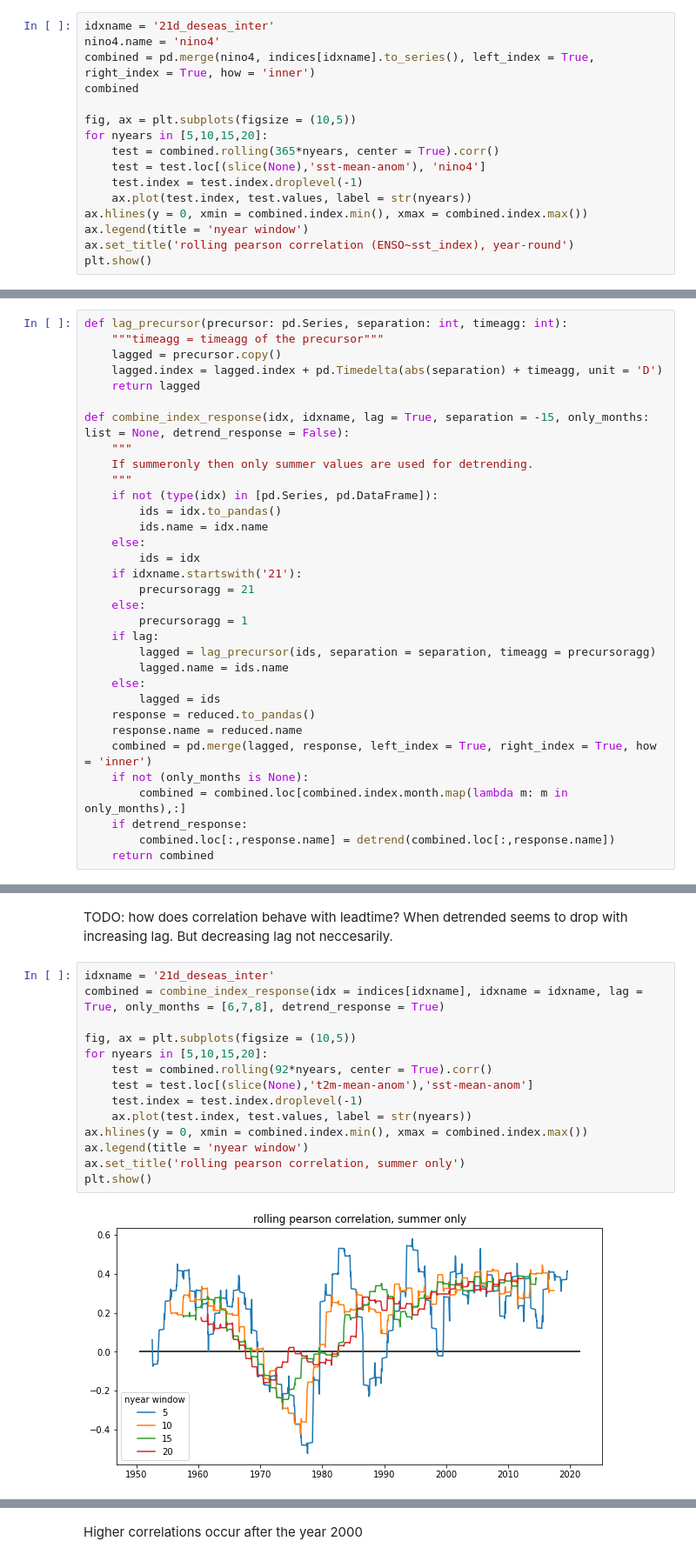
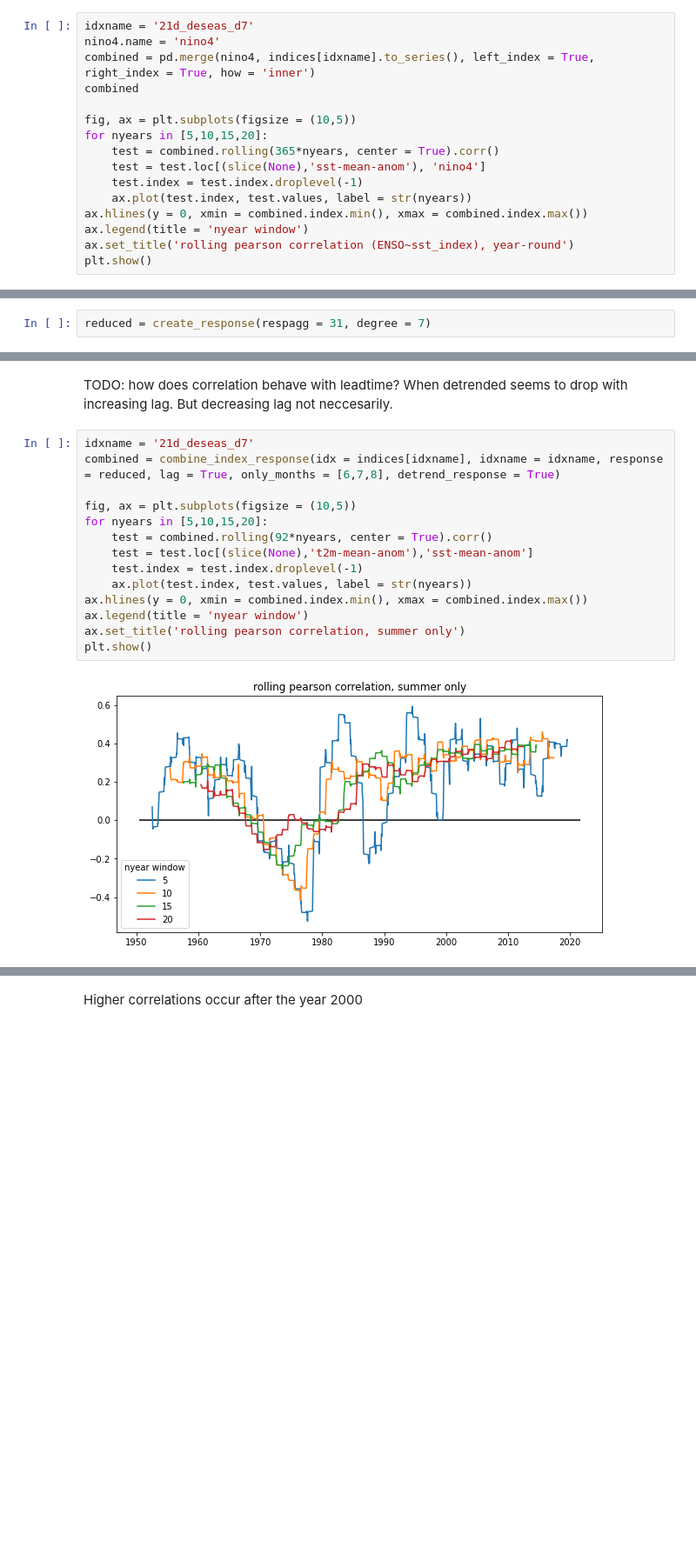
Before and after one commit to chiemvs/telegates, a Jupyter notebook: Explore.ipynb, the cells around one changed output, grey strips where cells are left out. Shown at 87% size. Saved outputs shown, nothing was run; the diff lists cells and outputs as text; blank space fills up the shorter version.

```diff
--- a/Explore.ipynb
+++ b/Explore.ipynb
@@ -352,7 +226,7 @@ Clear that 21day index shows the greatest correspondance to the sst index, and t
 
 Minima in the correlation do not seem to correspond to minima in the teleconnection. Probably just unrelated variability?
 # %%
-idxname = '21d_deseas_inter'
+idxname = '21d_deseas_d7'
 nino4.name = 'nino4'
 combined = pd.merge(nino4, indices[idxname].to_series(), left_index = True, right_index = True, how = 'inner')
 combined
@@ -475,3 +330,5 @@ reduced = agg_time(reduced, ndayagg = respagg)
+# %%
+reduced = create_response(respagg = 31, degree = 7)
 # %%
 fig, ax = plt.subplots()
 summer = reduced.loc[reduced.time.dt.season == 'JJA']
@@ -506,38 +364,5 @@ Lagging by 15+21 days (for the left stamped 21day version at least). Period of s
 # %%
 timeagg = 21 # That is precursor timeagg
 separation = -15
-# %%
-def lag_precursor(precursor: pd.Series, separation: int, timeagg: int):
-    """timeagg = timeagg of the precursor"""
-    lagged = precursor.copy()
-    lagged.index = lagged.index + pd.Timedelta(abs(separation) + timeagg, unit = 'D')
-    return lagged
-
-def combine_index_response(idx, idxname, lag = True, separation = -15, only_months: list = None, detrend_response = False):
-    """
-    If summeronly then only summer values are used for detrending.
-    """
-    if not (type(idx) in [pd.Series, pd.DataFrame]):
-        ids = idx.to_pandas()
-        ids.name = idx.name
-    else:
-        ids = idx
-    if idxname.startswith('21'):
-        precursoragg = 21
-    else:
-        precursoragg = 1
-    if lag:
-        lagged = lag_precursor(ids, separation = separation, timeagg = precursoragg)
-        lagged.name = ids.name
-    else:
-        lagged = ids
-    response = reduced.to_pandas()
-    response.name = reduced.name
-    combined = pd.merge(lagged, response, left_index = True, right_index = True, how = 'inner')
-    if not (only_months is None):
-        combined = combined.loc[combined.index.month.map(lambda m: m in only_months),:]
-    if detrend_response:
-        combined.loc[:,response.name] = detrend(combined.loc[:,response.name])
-    return combined
 # %%
 for key,idx in indices.items():
@@ -562,19 +384,19 @@ spearman SpearmanrResult(correlation=0.11443090855273096, pvalue=8.5937474725503
 # %% [markdown]
 TODO: how does correlation behave with leadtime? When detrended seems to drop with increasing lag. But decreasing lag not neccesarily.
 # %%
-idxname = '21d_deseas_inter'
-combined = combine_index_response(idx = indices[idxname], idxname = idxname, lag = True, only_months = [6,7,8], detrend_response = True)
+idxname = '21d_deseas_d7'
+combined = combine_index_response(idx = indices[idxname], idxname = idxname, response = reduced, lag = True, only_months = [6,7,8], detrend_response = True)
 
 fig, ax = plt.subplots(figsize = (10,5))
 for nyears in [5,10,15,20]:
     test = combined.rolling(92*nyears, center = True).corr()
     test = test.loc[(slice(None),'t2m-mean-anom'),'sst-mean-anom']
     test.index = test.index.droplevel(-1)
     ax.plot(test.index, test.values, label = str(nyears))
 ax.hlines(y = 0, xmin = combined.index.min(), xmax = combined.index.max())
 ax.legend(title = 'nyear window')
 ax.set_title('rolling pearson correlation, summer only')
 plt.show()
 # %% [output]
-[figure, old version]
+[figure, new version]
 # %%
```
Also changed, not shown: parts of 44 cells of this notebook, 7 other files.
